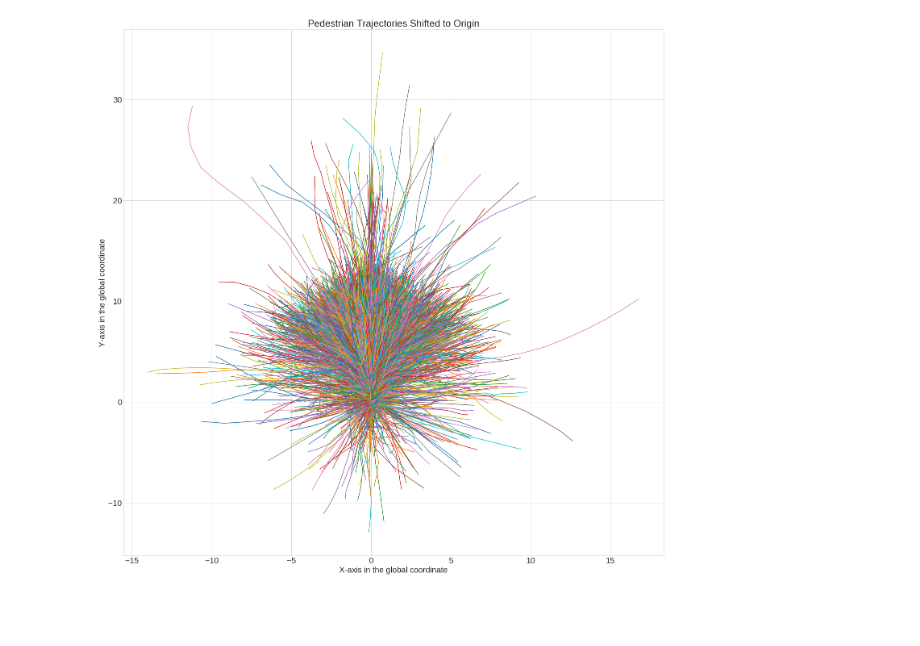
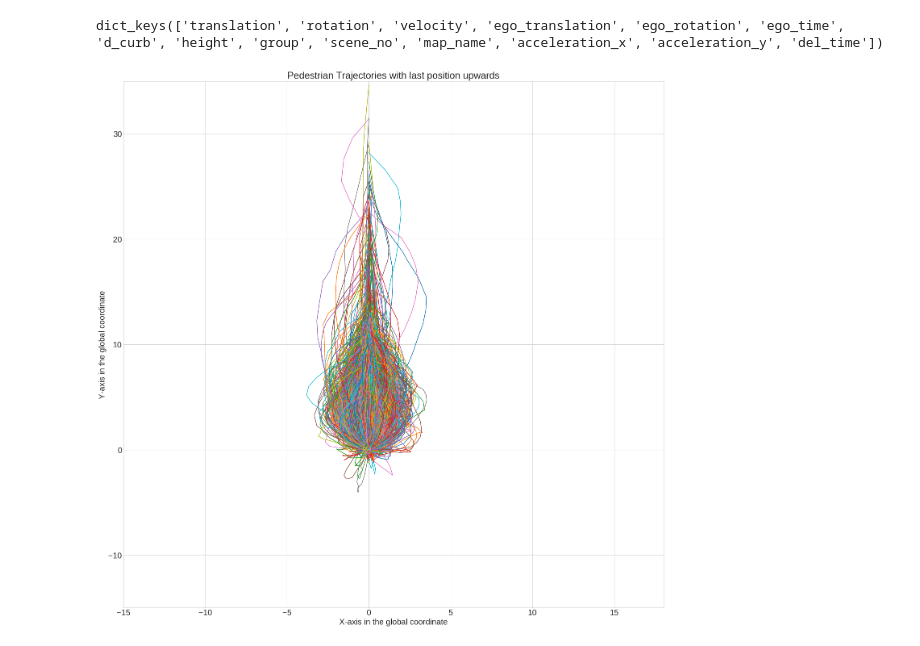
Before and after one commit to Kishaan/nuscenes-devkit, a Jupyter notebook: python-sdk/nuscenes/map_expansion/dataset_creation.ipynb, the cells around one changed output. Cells and saved outputs as stored; diff of their text form; code cells hidden in the pictures; blank space fills up the shorter version.

```diff
--- a/python-sdk/nuscenes/map_expansion/dataset_creation.ipynb
+++ b/python-sdk/nuscenes/map_expansion/dataset_creation.ipynb
@@ -19,17 +19,3 @@ with open('details/pedestrian_details.pkl', 'rb') as handle:
 
 with open('details/new_ped_details.pkl', 'rb') as handle:
     new_ped_details = pickle.load(handle)
-# %%
-trajectories = []
-
-for p, val in new_ped_details.items():
-    if len(val["translation"]) < 24:
-        trajectories.append(val["translation"][:16])
-    elif len(val["translation"]) < 32:
-        trajectories.append(val["translation"][:16])
-        trajectories.append(val["translation"][-16:])
-    elif len(val["translation"]) <= 40:
-        trajectories.append(val["translation"][:16])
-        trajectories.append(val["translation"][8:24])
-        trajectories.append(val["translation"][16:32])
-        trajectories.append(val["translation"][-16:])
@@ -37,0 +22,5 @@ trajectories_2d = np.array(trajectories)[:,:,:2]
+# %%
+person_token = list(new_ped_details.keys())
+pedestrian_details[person_token[0]].keys()
+# %% [output]
+dict_keys(['translation', 'rotation', 'velocity', 'ego_translation', 'ego_rotation', 'ego_time', 'd_curb', 'height', 'group', 'scene_no', 'map_name', 'acceleration_x', 'acceleration_y', 'del_time'])
@@ -50,15 +195,17 @@ def rotate_to_y_axis(l):
 # %%
 plt.figure(figsize=(24,24))
 plt.rcParams.update({'font.size': 20})
 
-for t in trajectories_2d:
-    assert len(t) == 16
-    plt.plot(*zip(*rotate_to_y_axis(move_to_origin(t))))
+for k,j in ped_dataset.items():
+    assert len(j["translation_2d"]) == 16
+    plt.plot(*zip(*j["translation_2d"]))
 
 plt.xlabel("X-axis in the global coordinate")
 plt.ylabel("Y-axis in the global coordinate")
-plt.title("Pedestrian Trajectories Shifted to Origin")
-plt.savefig("images/origin_trajectories_second.png", bbox_inches='tight', pad_inches=1)
+plt.xlim(-15, 18)
+plt.ylim(-15, 35)
+plt.title("Pedestrian Trajectories with last position upwards")
+plt.savefig("images/origin_trajectories_last.png", bbox_inches='tight', pad_inches=1)
 plt.show()
 # %% [output]
-[figure, old version]
+[figure, new version]
```
Also changed, not shown: parts of 9 cells of this notebook, 17 other files.
